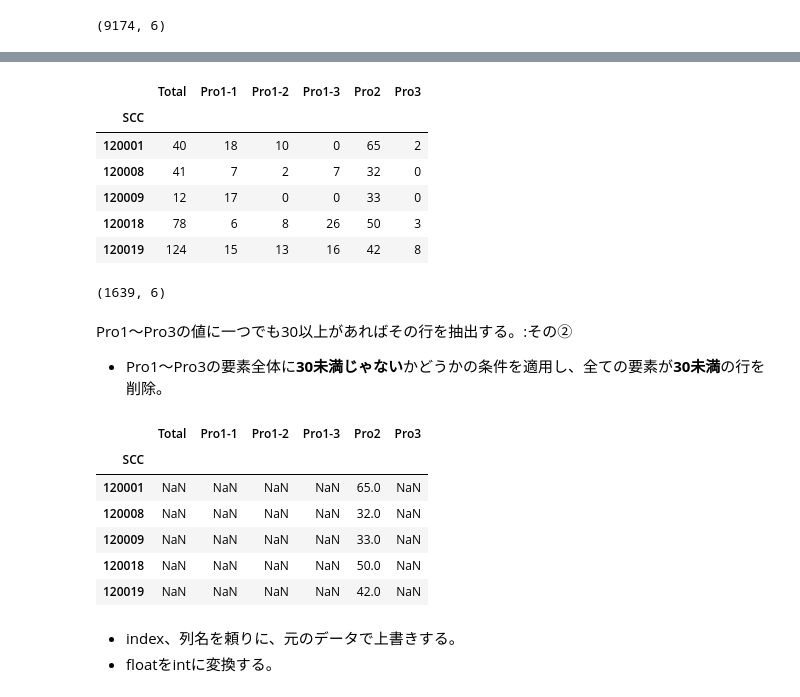
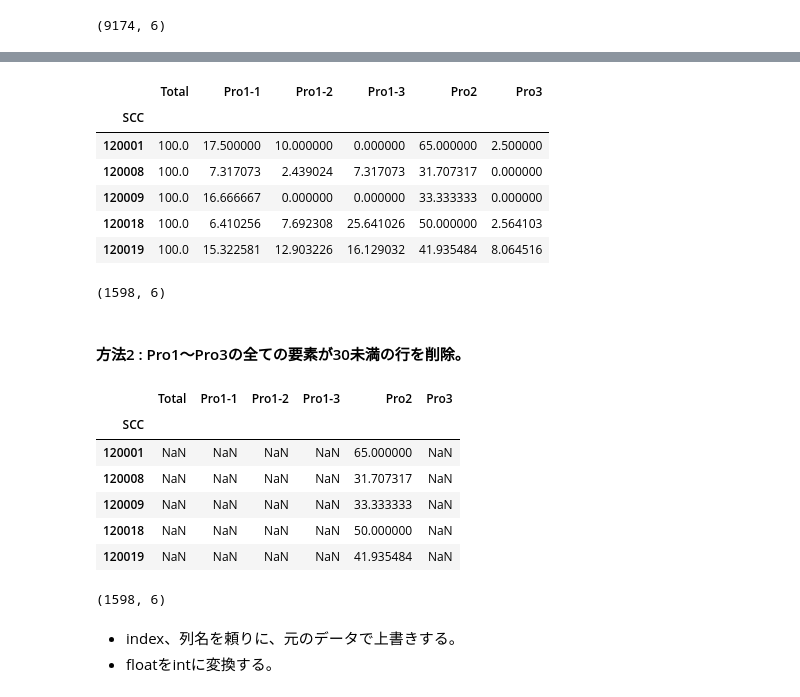
Before and after one commit to okagen/study_DataFrame, a Jupyter notebook: study02_DataFrame.ipynb, the cells around one changed output, grey strips where cells are left out. Drawn from its saved outputs; the diff is of its cells as text; code cells hidden in the pictures.

```diff
--- a/study02_DataFrame.ipynb
+++ b/study02_DataFrame.ipynb
@@ -5,7 +15,7 @@
 import pandas as pd
 
 csv_encoding = 'Shift_JISx0213'
-inputFile = ".\\Data\\05-2_ClassfiedList_raw.csv"
+inputFile = ".\\Data\\02_ClassfiedList_raw.csv"
 df = pd.read_csv(inputFile,index_col=False, encoding=csv_encoding)
 display(df.head(5))
 display(df.dtypes)
@@ -80,9 +87,0 @@ Pro1～Pro3の値をTotalで割り、割合をパーセントで求める
-# %%
-df_rate[['Pro1-1']] = round(df_rate['Pro1-1'] / df_rate['Total'] * 100, 0)
-df_rate['Pro1-2'] = round(df_rate['Pro1-2'] / df_rate['Total'] * 100, 0)
-df_rate['Pro1-3'] = round(df_rate['Pro1-3'] / df_rate['Total'] * 100, 0)
-df_rate['Pro2'] = round(df_rate['Pro2'] / df_rate['Total'] * 100, 0)
-df_rate['Pro3'] = round(df_rate['Pro3'] / df_rate['Total'] * 100, 0)
-df_rate = df_rate.astype('int64')
-display(df_rate.head(5))
-display(df_rate.shape)
@@ -100,0 +90,8 @@ Pro1～Pro3の値に一つでも30以上があればその行を抽出する。:
+# %%
+for idx, df_select in df_rate.iterrows():
+    # 1行ずつ取り出し、各列をTotalで割って100掛ける
+    df_select = df_select / df_select['Total'] * 100
+    # 元のDataFrameの値を更新
+    df_rate.loc[idx] = df_select
+
+display(df_rate.head(5))
@@ -101,31 +110,32 @@ Pro1～Pro3の値に一つでも30以上があればその行を抽出する。:
 # %%
-df_rate2 = df_rate[(df_rate['Pro1-1'] >= 30) | (df_rate['Pro1-2'] >= 30) | (df_rate['Pro1-3'] >= 30) |
-                   (df_rate['Pro2'] >= 30) | (df_rate['Pro3'] >= 30)]
-display(df_rate2.head(5))
-display(df_rate2.shape)
+df_rate_ext1 = df_rate[(df_rate['Pro1-1'] >= 30) | (df_rate['Pro1-2'] >= 30) | (df_rate['Pro1-3'] >= 30) |
+                       (df_rate['Pro2'] >= 30) | (df_rate['Pro3'] >= 30)]
+display(df_rate_ext1.head(5))
+display(df_rate_ext1.shape)
 # %% [output]
 |  | Total | Pro1-1 | Pro1-2 | Pro1-3 | Pro2 | Pro3 |
 | SCC |  |  |  |  |  |  |
-| 120001 | 40 | 18 | 10 | 0 | 65 | 2 |
-| 120008 | 41 | 7 | 2 | 7 | 32 | 0 |
-| 120009 | 12 | 17 | 0 | 0 | 33 | 0 |
-| 120018 | 78 | 6 | 8 | 26 | 50 | 3 |
-| 120019 | 124 | 15 | 13 | 16 | 42 | 8 |
+| 120001 | 100.0 | 17.500000 | 10.000000 | 0.000000 | 65.000000 | 2.500000 |
+| 120008 | 100.0 | 7.317073 | 2.439024 | 7.317073 | 31.707317 | 0.000000 |
+| 120009 | 100.0 | 16.666667 | 0.000000 | 0.000000 | 33.333333 | 0.000000 |
+| 120018 | 100.0 | 6.410256 | 7.692308 | 25.641026 | 50.000000 | 2.564103 |
+| 120019 | 100.0 | 15.322581 | 12.903226 | 16.129032 | 41.935484 | 8.064516 |
-(1639, 6)
+(1598, 6)
-# %% [markdown]
-Pro1～Pro3の値に一つでも30以上があればその行を抽出する。:その②
-  - Pro1～Pro3の要素全体に**30未満じゃない**かどうかの条件を適用し、全ての要素が**30未満**の行を削除。
+# %% [markdown]
+#### 方法2 : Pro1～Pro3の全ての要素が30未満の行を削除。
 # %%
-df_rate3 = df_rate[~(df_rate[['Pro1-1', 'Pro1-2', 'Pro1-3', 'Pro2', 'Pro3']] < 30)].dropna(how='all')
-display(df_rate3.head(5))
+df_rate_ext2 = df_rate[~(df_rate[['Pro1-1', 'Pro1-2', 'Pro1-3', 'Pro2', 'Pro3']] < 30)].dropna(how='all')
+display(df_rate_ext2.head(5))
+display(df_rate_ext2.shape)
 # %% [output]
 |  | Total | Pro1-1 | Pro1-2 | Pro1-3 | Pro2 | Pro3 |
 | SCC |  |  |  |  |  |  |
-| 120001 | NaN | NaN | NaN | NaN | 65.0 | NaN |
-| 120008 | NaN | NaN | NaN | NaN | 32.0 | NaN |
-| 120009 | NaN | NaN | NaN | NaN | 33.0 | NaN |
-| 120018 | NaN | NaN | NaN | NaN | 50.0 | NaN |
-| 120019 | NaN | NaN | NaN | NaN | 42.0 | NaN |
+| 120001 | NaN | NaN | NaN | NaN | 65.000000 | NaN |
+| 120008 | NaN | NaN | NaN | NaN | 31.707317 | NaN |
+| 120009 | NaN | NaN | NaN | NaN | 33.333333 | NaN |
+| 120018 | NaN | NaN | NaN | NaN | 50.000000 | NaN |
+| 120019 | NaN | NaN | NaN | NaN | 41.935484 | NaN |
+(1598, 6)
 # %% [markdown]
   - index、列名を頼りに、元のデータで上書きする。
   - floatをintに変換する。
```
Also changed, not shown: parts of 20 cells of this notebook, 9 other files.
